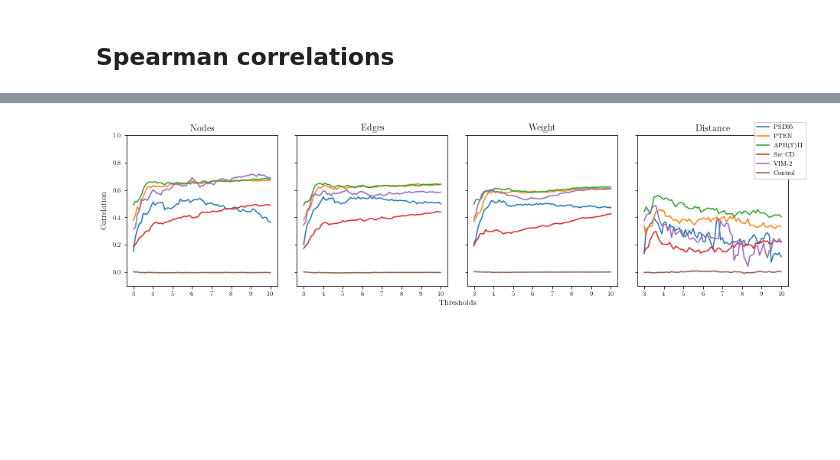
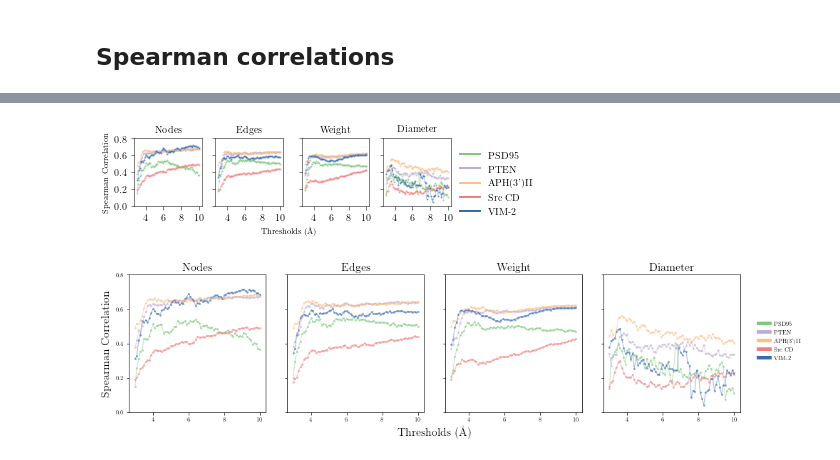
Before and after one commit to CrisSotomayor/perturbation-networks-get-data-, a Jupyter notebook: figure_correlations.ipynb, the cells around one changed output, grey strips where cells are left out. Drawn from its saved outputs; the diff is of its cells as text; code cells hidden in the pictures; blank space fills up the shorter version.

Commit message:
Update figures

```diff
--- a/figure_correlations.ipynb
+++ b/figure_correlations.ipynb
@@ -34,12 +41,12 @@ tex_fonts = {
     "text.usetex": True,
     "font.family": "serif",
     # Use 10pt font in plots, to match 10pt font in document
-    "axes.labelsize": 10,
-    "font.size": 10,
+    "axes.labelsize": 12,
+    "font.size": 12,
     # Make the legend/label fonts a little smaller
-    "legend.fontsize": 8,
-    "xtick.labelsize": 8,
-    "ytick.labelsize": 8
+    "legend.fontsize": 10,
+    "xtick.labelsize": 10,
+    "ytick.labelsize": 10
 }
 
 plt.rcParams.update(tex_fonts)
@@ -80,3 +53,7 @@ def set_size(width, fraction=1):
+# %%
+plt.rcParams["figure.facecolor"] = 'white'
+# %%
+fig_width_in = round(440.84746/72.27,1)
 # %% [markdown]
 ## Spearman correlations
 # %%
@@ -142,28 +97,68 @@ for i in range(100):
 for measure in measures:
     array = np.array(results[measure])
     correlations[('control', measure)] = array.mean(axis=0)
+# %%
+palette = ['#fbb4ae', '#b3cde3', '#ccebc5', '#decbe4', '#fed9a6', '#ffffcc']
+palette2 = ['#a6cee3', '#1f78b4', '#b2df8a', '#33a02c', '#fb9a99', '#e31a1c']
+palette3 = ['#7fc97f', '#beaed4', '#fdc086', '#f08080', '#386cb0', '#f0027f']
+# %%
+labels1 = ['Nodes', 'Edges', 'Weight', 'Diameter']
+fig, axes = plt.subplots(nrows=1, ncols=4, figsize=(fig_width_in, 0.35*fig_width_in), sharex=True, sharey=True,
+                        constrained_layout=True)
+
+for i, measure in enumerate(measures):
+    ax = axes[i]
+    if i==0:
+        ax.set_ylabel('Spearman Correlation', position=(0, 0.5), fontsize=8)
+    if i==1:
+        ax.set_xlabel('Thresholds (\AA{})', position=(1.1, 0.01), fontsize=8)
+    ax.set_ylim(0,0.8)
+    ax.set_xticks([4,6,8,10])
+    ax.set_yticks([0, 0.2, 0.4, 0.6, 0.8])
+    for j,protein in enumerate(proteins):
+        ax.plot(thresholds, [abs(c) for c in correlations[(protein, measure)]],
+                color=palette3[j], linewidth=0.5, alpha=0.5)
+        ax.scatter(thresholds, [abs(c) for c in correlations[(protein, measure)]], color=palette3[j], alpha=0.5,
+                  s=1)
+        ax.plot([], [], label=protein_names[j], color=palette3[j], linewidth=2)
+    #ax.plot(thresholds, correlations[('control', measure)], label='Control')
+    ax.set_title(labels1[i], fontsize=10)
+    ax.set_aspect(1./ax.get_data_ratio())
+
+handles, labels = ax.get_legend_handles_labels()
+ax.legend(handles, labels, bbox_to_anchor=(1, 0.95), frameon=False)
+
+fig.savefig("figures/correlations_fit.png", dpi=300)
+# %% [output]
+[figure, added]
 # %%
-labels1 = ['Nodes', 'Edges', 'Weight', 'Distance']
+labels1 = ['Nodes', 'Edges', 'Weight', 'Diameter']
 fig, axes = plt.subplots(nrows=1, ncols=4, figsize=(13,3.5), sharex=True, sharey=True)
 
 fig.add_subplot(111, frameon=False)
 plt.tick_params(labelcolor='none', top=False, bottom=False, left=False, right=False)
 plt.tight_layout()
-plt.ylabel('Correlation')
-plt.xlabel('Thresholds')
+plt.ylabel('Spearman Correlation', fontsize=16)
+plt.xlabel('Thresholds (\AA{})', fontsize=16)
 
 for i, measure in enumerate(measures):
     ax = axes[i]
-    ax.set_ylim(-0.1,1)
+    ax.set_ylim(0,0.8)
+    ax.set_xticks([4,6,8,10])
+    ax.set_yticks([0, 0.2, 0.4, 0.6, 0.8])
     for j,protein in enumerate(proteins):
-        ax.plot(thresholds, [abs(c) for c in correlations[(protein, measure)]], label=protein_names[j])
-    ax.plot(thresholds, correlations[('control', measure)], label='Control')
-    ax.set_title(labels1[i])
+        ax.plot(thresholds, [abs(c) for c in correlations[(protein, measure)]],
+                color=palette3[j], linewidth=1, alpha=0.5)
+        ax.scatter(thresholds, [abs(c) for c in correlations[(protein, measure)]], color=palette3[j], alpha=0.5,
+                  s=4)
+        ax.plot([], [], label=protein_names[j], color=palette3[j], linewidth=5)
+    #ax.plot(thresholds, correlations[('control', measure)], label='Control')
+    ax.set_title(labels1[i], fontsize=16)
     ax.set_aspect(1./ax.get_data_ratio())
 
-    handles, labels = ax.get_legend_handles_labels()
-    fig.legend(handles, labels)
-
+handles, labels = ax.get_legend_handles_labels()
+fig.legend(handles, labels, bbox_to_anchor=(1.07, 0.7), frameon=False)
+#fig.tight_layout()
 fig.savefig("figures/correlations.png", bbox_inches='tight', dpi=300)
 # %% [output]
-[figure, old version]
+[figure, new version]
```
Also changed, not shown: parts of 5 cells of this notebook, 32 other files.
